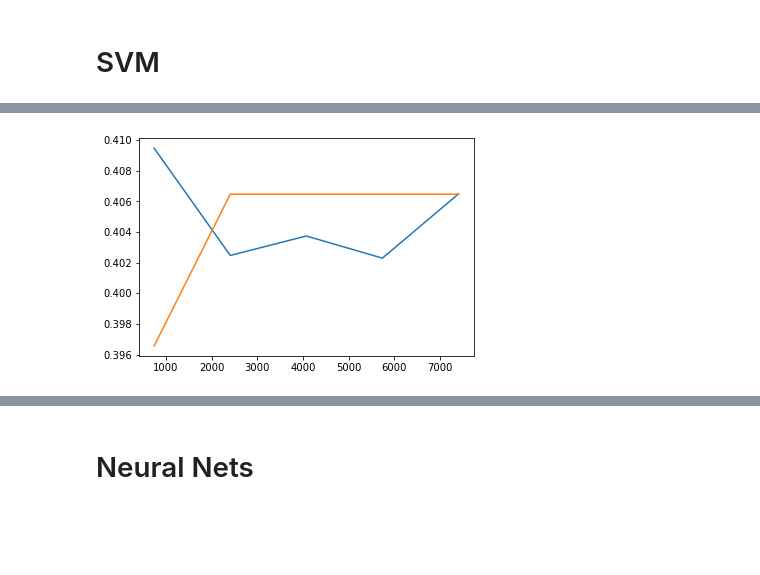
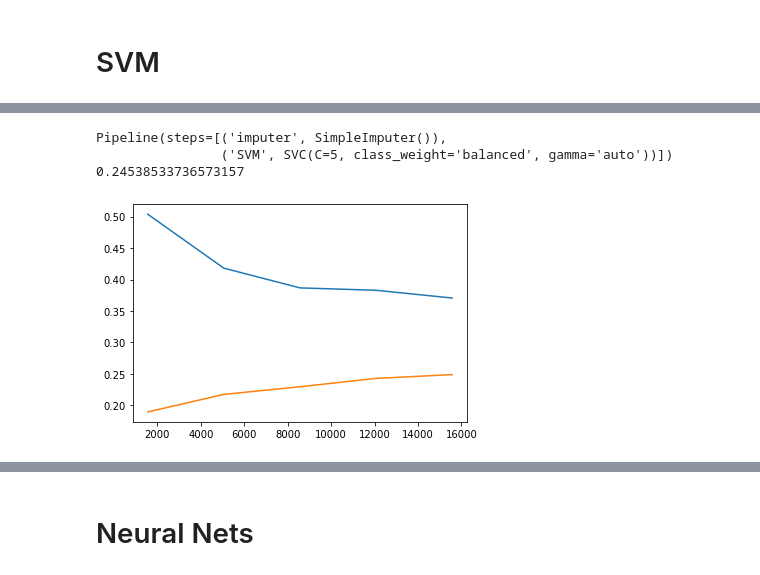
Before and after one commit to WilsJT/Self-Driving, a Jupyter notebook: test.ipynb, the cells around one changed output, grey strips where cells are left out. Drawn from its saved outputs; the diff is of its cells as text; code cells hidden in the pictures; blank space fills up the shorter version.

```diff
--- a/test.ipynb
+++ b/test.ipynb
@@ -75,3 +56,20 @@ plt.plot(training_examples, np.mean(valid_score, axis=1), label="valid_score")
 plt.show()
 # %% [output]
 [figure]
+# %%
+KNN = KNeighborsClassifier()
+params = {
+    'KNN__n_neighbors': [3, 5, 7],
+    'KNN__algorithm': ["ball_tree", "kd_tree"],
+    'KNN__leaf_size': [8, 16, 32],
+    'KNN__metric': ["euclidean", "minkowski", "manhattan"],
+    'KNN__p': [1, 2],
+}
+
+imp = SimpleImputer(missing_values=np.nan, strategy="mean")
+pipe = Pipeline(steps=[("imputer", imp), ("KNN", KNN)])
+
+grid = GridSearchCV(pipe, params, scoring="accuracy", cv=StratifiedKFold(3), verbose=1)
+grid.fit(X_train, y_train)
+
+print(grid.cv_results_)
@@ -162,3 +187,8 @@ print(y_test)
 [0 0 0 ... 0 3 7]
 # %% [markdown]
 # SVM
+# %%
+svm = SVC()
+svm.fit(X_train, y_train)
+
+svm.score(X_test, y_test)
@@ -165,7 +204,21 @@ print(y_test)
+# %%
+imp = SimpleImputer(missing_values=np.nan, strategy="mean")
 # %%
+# Non-linear
 svm = SVC()
 
-svm.fit(X_train, y_train)
+params = {
+    'SVM__C': [0.01, 0.1, 1, 2, 5],
+    'SVM__kernel': ["rbf", "sigmoid"],
+    'SVM__gamma': ["scale", "auto"],
+    'SVM__class_weight': ["balanced"],
+}
 
-svm.score(X_test, y_test)
+# imp = SimpleImputer(missing_values=np.nan, strategy="mean")
+pipe = Pipeline(steps=[("imputer", imp), ("SVM", svm)])
+
+rscv = RandomizedSearchCV(pipe, params, scoring="accuracy", cv=StratifiedKFold(3), n_iter=8)
+rscv.fit(X_train, y_train)
+
+print(rscv.cv_results_)
 # %% [output]
@@ -173,7 +242,14 @@ svm.score(X_test, y_test)
+# %%
+print(rscv.best_estimator_)
+print(rscv.score(X_test, y_test))
+# %% [output]
+Pipeline(steps=[('imputer', SimpleImputer()),
+                ('SVM', SVC(C=5, class_weight='balanced', gamma='auto'))])
+0.24538533736573157
 # %%
-training_examples, train_score, valid_score = learning_curve(svm, X_train, y_train, cv=StratifiedKFold(3))
+training_examples, train_score, valid_score = learning_curve(rscv.best_estimator_[1], X_train, y_train)
 plt.plot(training_examples, np.mean(train_score, axis=1), label="train_score")
 plt.plot(training_examples, np.mean(valid_score, axis=1), label="valid_score")
 plt.show()
 # %% [output]
-[figure, old version]
+[figure, new version]
```
Also changed, not shown: parts of 18 cells of this notebook.
